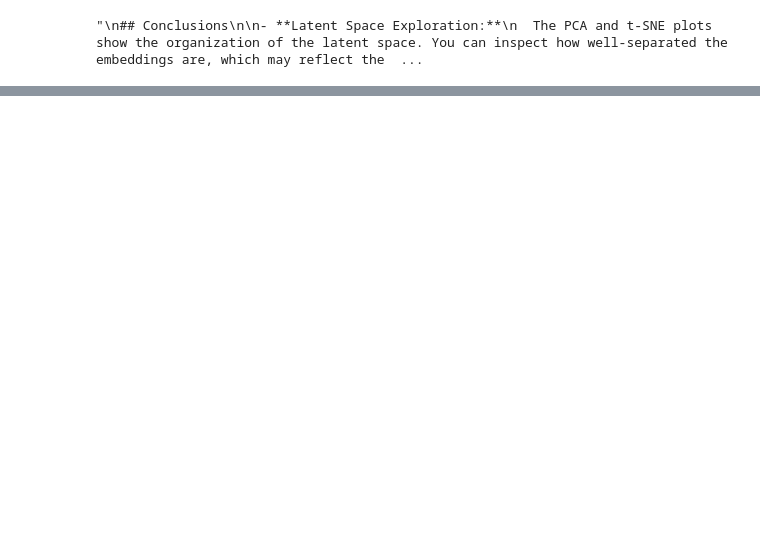
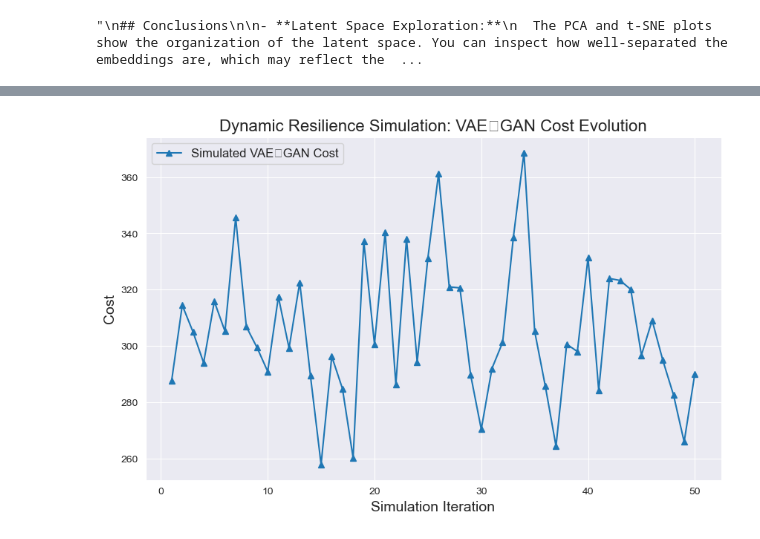
Before and after one commit to mortezabarcelona/VAE_GAN_Logistics_Framework, a Jupyter notebook: notebooks/Model_Evaluation.ipynb, the cells around one changed output, grey strips where cells are left out. Cells and saved outputs as stored; diff of their text form; code cells hidden in the pictures; blank space fills up the shorter version.

```diff
--- a/notebooks/Model_Evaluation.ipynb
+++ b/notebooks/Model_Evaluation.ipynb
@@ -258,0 +305,22 @@ These observations provide insight into the quality of the learned embeddings an
+# %%
+import matplotlib.pyplot as plt
+import numpy as np
+
+# Assuming you have stored your simulation results in a dictionary "results"
+# with key "VAE-GAN" corresponding to cost values over 50 iterations.
+# Here, I'll simulate some data similar to your reported result for demonstration.
+
+iterations = np.arange(1, 51)
+# For demonstration, generate simulated VAE-GAN costs around 310 with some variation.
+vae_gan_costs = np.random.normal(309.80, 20.88, size=iterations.size)
+
+plt.figure(figsize=(10, 6))
+plt.plot(iterations, vae_gan_costs, label="Simulated VAE‑GAN Cost", marker="^", linestyle='-')
+plt.xlabel("Simulation Iteration", fontsize=14)
+plt.ylabel("Cost", fontsize=14)
+plt.title("Dynamic Resilience Simulation: VAE‑GAN Cost Evolution", fontsize=16)
+plt.legend(fontsize=12)
+plt.grid(True)
+plt.show()
+# %% [output]
+[figure, added]
```
Also changed, not shown: parts of 7 cells of this notebook, 20 other files.
